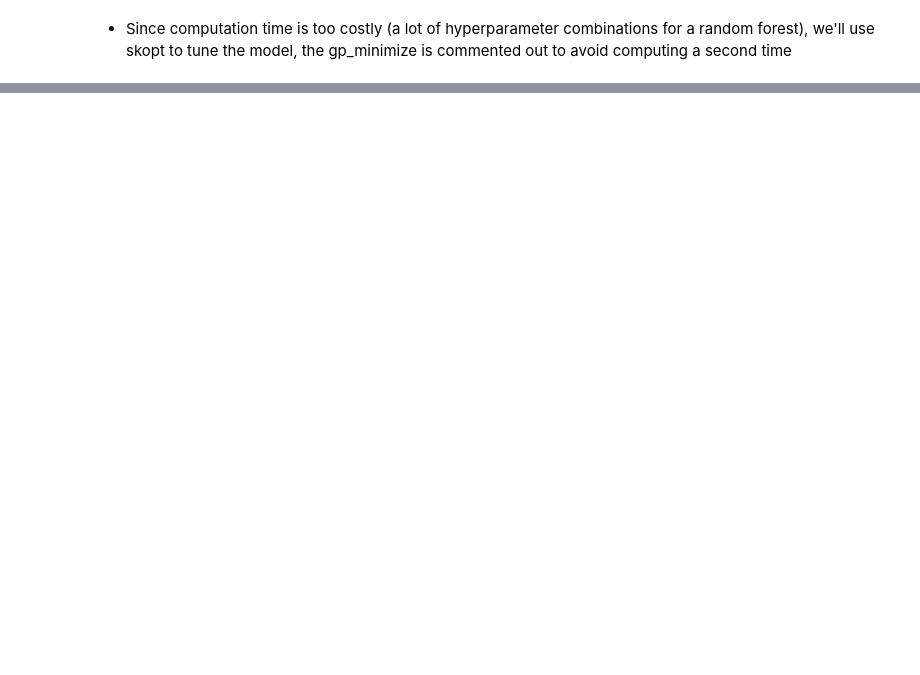
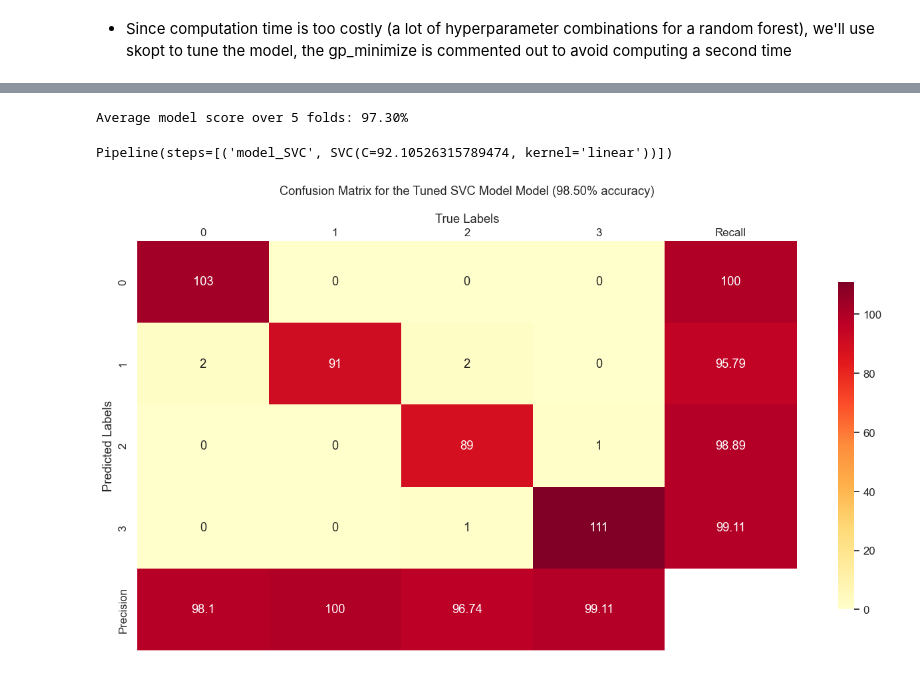
Before and after one commit to MrAnasAbid/MobilPrix, a Jupyter notebook: src/bayesian_opt.ipynb, the cells around one changed output, grey strips where cells are left out. Drawn from its saved outputs; the diff is of its cells as text; code cells hidden in the pictures; blank space fills up the shorter version.

```diff
--- a/src/bayesian_opt.ipynb
+++ b/src/bayesian_opt.ipynb
@@ -823,2 +660,0 @@ array([0.87  , 0.8775, 0.885 , 0.8725, 0.84  ])
-# %%
-X_train, X_test, y_train, y_test = model_selection.train_test_split(X,y,train_size=0.8,random_state=42)
@@ -861,0 +772,16 @@ AttributeError: 'Pipeline' object has no attribute 'X'
+# %%
+X_train, X_val, y_train ,y_val= model_selection.train_test_split(X, y, train_size=0.8, random_state=42)
+
+param_grid = {'C': list(np.linspace(50,100,20)),'kernel': ['linear']}
+
+folds_SVM = model_selection.StratifiedKFold(n_splits = 5, shuffle = True)
+tuned_model_SVM = model_selection.GridSearchCV(svm.SVC(),
+                                           param_grid=param_grid,
+                                           cv=folds_SVM,
+                                           verbose=10)
+
+SVM_hyper = define_pipeline(tuned_model_SVM, tree=False)
+cv_score = "{:.2%}".format(model_selection.cross_val_score(SVM_hyper, X, y, scoring='accuracy', cv = 5).mean())
+print(f"Average model score over 5 folds: {cv_score}")
+display(SVM_hyper)
+SVM_hyper.fit(X_train, y_train)
@@ -861,0 +857,22 @@ AttributeError: 'Pipeline' object has no attribute 'X'
+# %%
+import pickle
+#pickle.dump({"Best_SVM": define_pipeline(SVM_hyper[1].best_estimator_, tree=True)}, open('SVM' + ".p", "wb" ) )
+
+with open("../src/SVM.p", 'rb') as pickled:
+    data = pickle.load(pickled)
+    SVM_tuned = data["Best_SVM"]
+
+cv_score = "{:.2%}".format(model_selection.cross_val_score(SVM_tuned, X, y, scoring='accuracy', cv = 5).mean())
+print(f"Average model score over 5 folds: {cv_score}")
+display(SVM_tuned)
+# %% [output]
+Average model score over 5 folds: 97.30%
+Pipeline(steps=[('model_SVC', SVC(C=92.10526315789474, kernel='linear'))])
+# %%
+SVM_best = define_pipeline(SVM_tuned, tree=False)
+SVM_best.fit(X_train, y_train)
+y_pred = LR_best.predict(X_val)
+
+modified_confusion_matrix(y_pred, y_val, "Tuned SVC Model")
+# %% [output]
+[figure, added]
```
Also changed, not shown: parts of 51 cells of this notebook.
